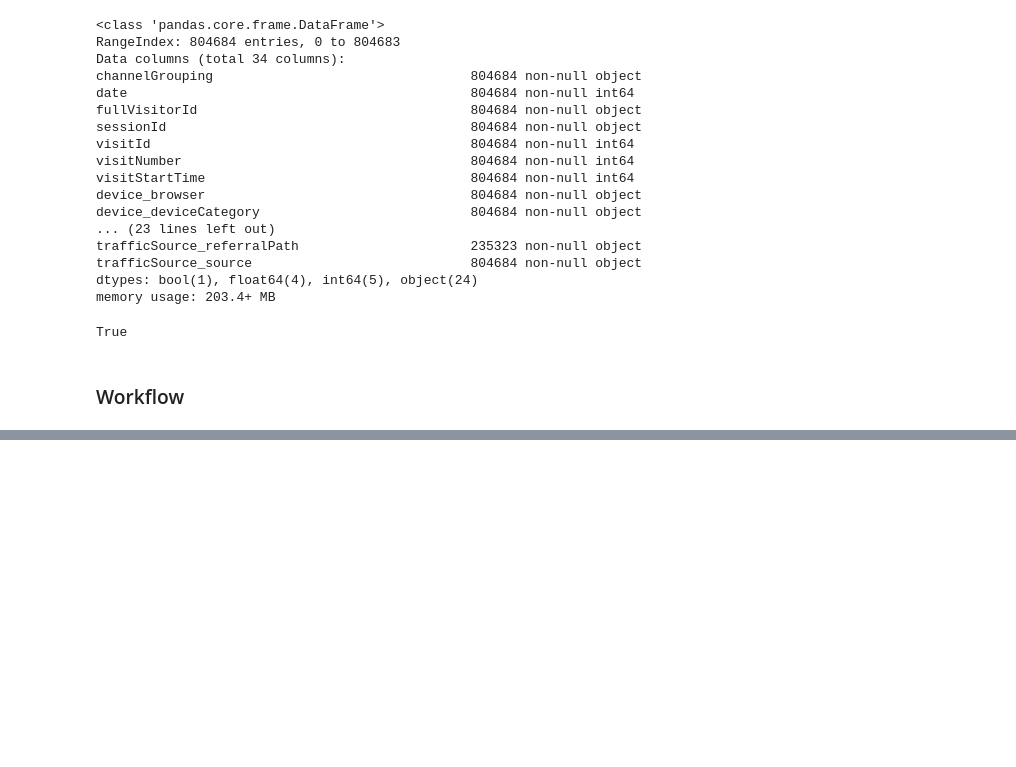
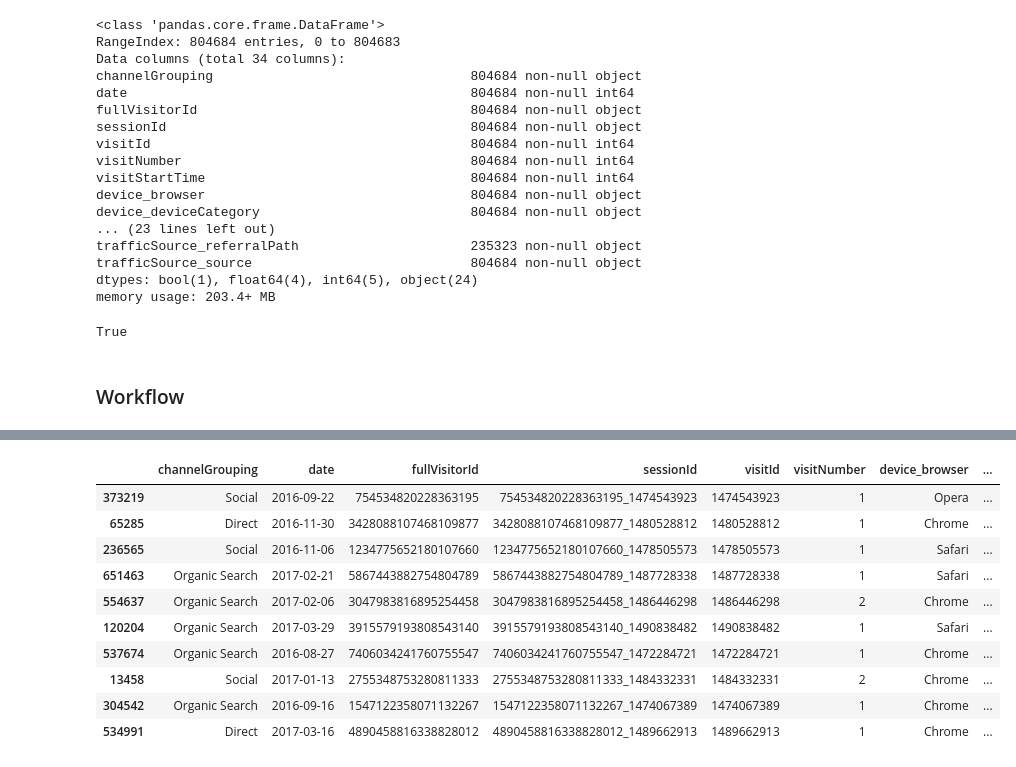
Before and after one commit to ademyanchuk/kaggle_google_revenue, a Jupyter notebook: notebooks/rf_fastai-baseline.ipynb, the cells around one changed output, grey strips where cells are left out. Saved outputs shown, nothing was run; the diff lists cells and outputs as text; code cells hidden in the pictures; blank space fills up the shorter version.

```diff
--- a/notebooks/rf_fastai-baseline.ipynb
+++ b/notebooks/rf_fastai-baseline.ipynb
@@ -174,0 +161,2 @@ rmse
+# %%
+sample.visitStartTime = pd.to_datetime(sample.visitStartTime, unit='s')
@@ -174,0 +165,14 @@ rmse
+# %%
+display_all(sample.head(10))
+# %% [output]
+|  | channelGrouping | date | fullVisitorId | sessionId | visitId | visitNumber | device_browser | ... |
+| 373219 | Social | 2016-09-22 | 754534820228363195 | 754534820228363195_1474543923 | 1474543923 | 1 | Opera | ... |
+| 65285 | Direct | 2016-11-30 | 3428088107468109877 | 3428088107468109877_1480528812 | 1480528812 | 1 | Chrome | ... |
+| 236565 | Social | 2016-11-06 | 1234775652180107660 | 1234775652180107660_1478505573 | 1478505573 | 1 | Safari | ... |
+| 651463 | Organic Search | 2017-02-21 | 5867443882754804789 | 5867443882754804789_1487728338 | 1487728338 | 1 | Safari | ... |
+| 554637 | Organic Search | 2017-02-06 | 3047983816895254458 | 3047983816895254458_1486446298 | 1486446298 | 2 | Chrome | ... |
+| 120204 | Organic Search | 2017-03-29 | 3915579193808543140 | 3915579193808543140_1490838482 | 1490838482 | 1 | Safari | ... |
+| 537674 | Organic Search | 2016-08-27 | 7406034241760755547 | 7406034241760755547_1472284721 | 1472284721 | 1 | Chrome | ... |
+| 13458 | Social | 2017-01-13 | 2755348753280811333 | 2755348753280811333_1484332331 | 1484332331 | 2 | Chrome | ... |
+| 304542 | Organic Search | 2016-09-16 | 1547122358071132267 | 1547122358071132267_1474067389 | 1474067389 | 1 | Chrome | ... |
+| 534991 | Direct | 2017-03-16 | 4890458816338828012 | 4890458816338828012_1489662913 | 1489662913 | 1 | Chrome | ... |
```
Also changed, not shown: parts of 61 cells of this notebook.
